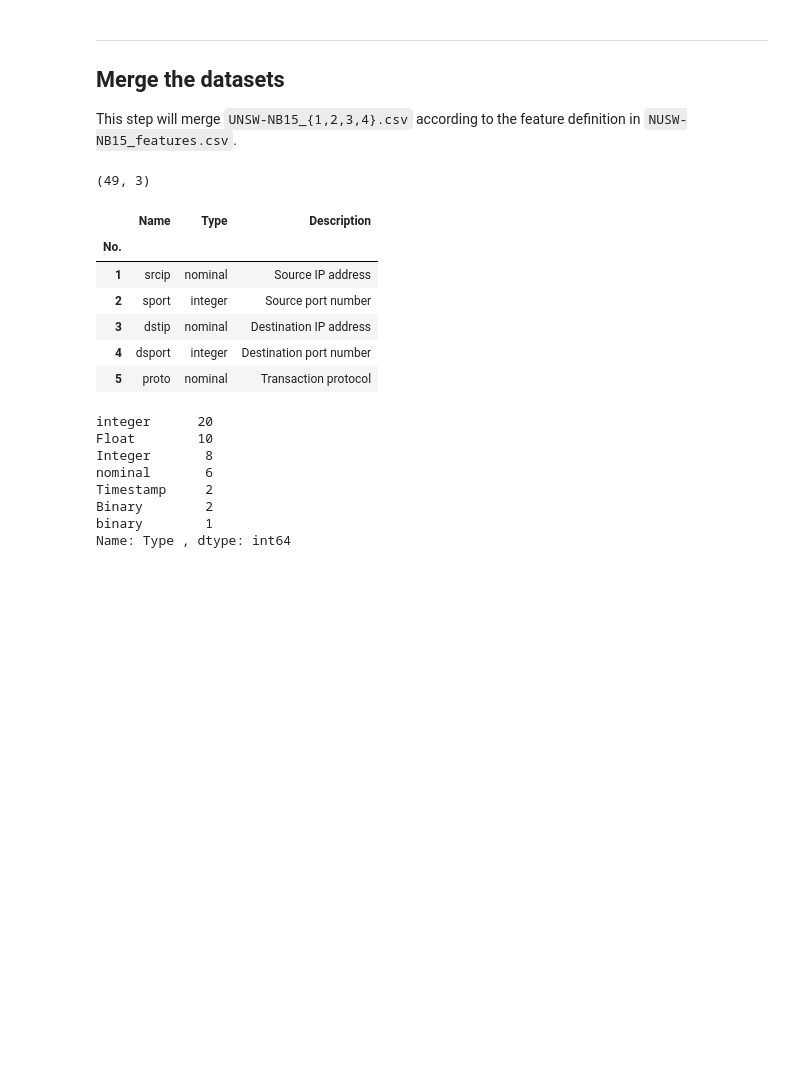
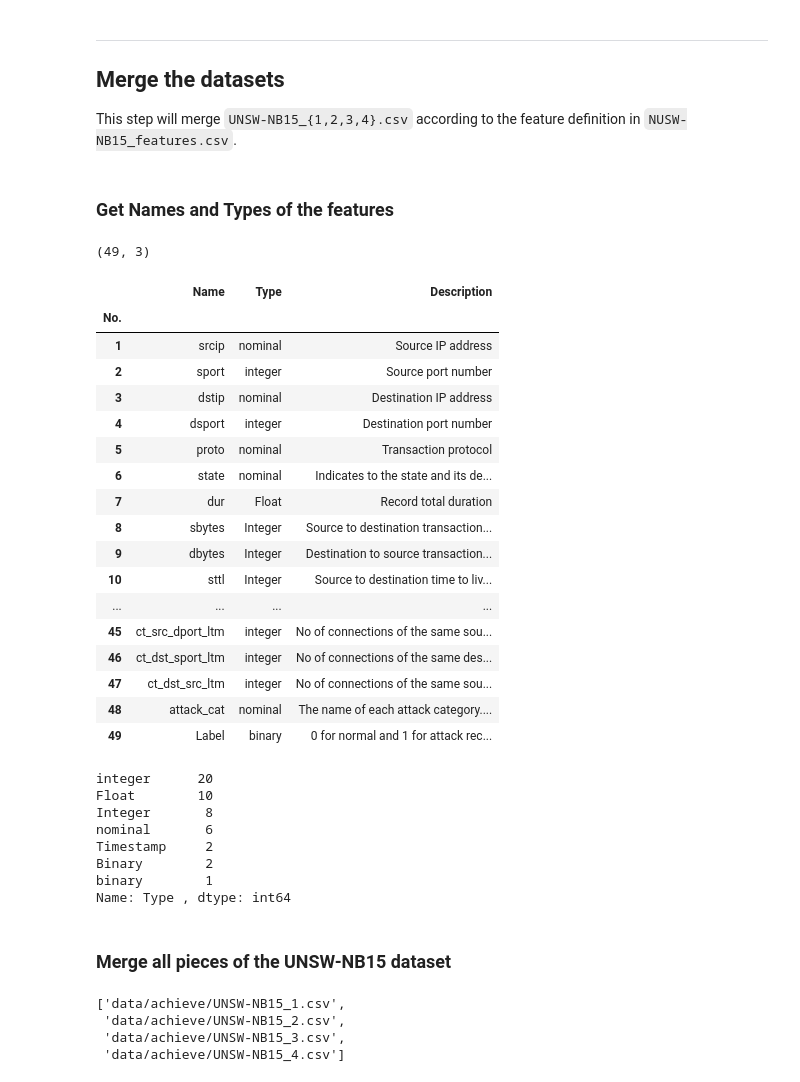
Before and after one commit to LaBaicai02/IDS_project, a Jupyter notebook: MTH-IDS_Adoptation_Using_UNSW-NB15/Prepare_UNSW-NB15_Dataset.ipynb, the cells around one changed output. Cells and saved outputs as stored; diff of their text form; code cells hidden in the pictures; blank space fills up the shorter version.

Commit message:
Add UNSW-NB15 dataset prepare process

```diff
--- a/MTH-IDS_Adoptation_Using_UNSW-NB15/Prepare_UNSW-NB15_Dataset.ipynb
+++ b/MTH-IDS_Adoptation_Using_UNSW-NB15/Prepare_UNSW-NB15_Dataset.ipynb
@@ -36,21 +37,35 @@ Download the dataset from [kaggle page](https://www.kaggle.com/datasets/mrwellsd
 ----
 ## Merge the datasets
 This step will merge `UNSW-NB15_{1,2,3,4}.csv` according to the feature definition in `NUSW-NB15_features.csv`.
+# %% [markdown]
+### Get Names and Types of the features
 # %%
 # Read feature definition in NUSW-NB15_features.csv
 import pandas as pd
 df_features = pd.read_csv('data/achieve/NUSW-NB15_features.csv', encoding='cp1252', index_col=0)
 print(df_features.shape)
-df_features.head()
+# Display
+df_features
 # %% [output]
 (49, 3)
 |  | Name | Type | Description |
 | No. |  |  |  |
 | 1 | srcip | nominal | Source IP address |
 | 2 | sport | integer | Source port number |
 | 3 | dstip | nominal | Destination IP address |
 | 4 | dsport | integer | Destination port number |
 | 5 | proto | nominal | Transaction protocol |
+| 6 | state | nominal | Indicates to the state and its de... |
+| 7 | dur | Float | Record total duration |
+| 8 | sbytes | Integer | Source to destination transaction... |
+| 9 | dbytes | Integer | Destination to source transaction... |
+| 10 | sttl | Integer | Source to destination time to liv... |
+| ... | ... | ... | ... |
+| 45 | ct_src_dport_ltm | integer | No of connections of the same sou... |
+| 46 | ct_dst_sport_ltm | integer | No of connections of the same des... |
+| 47 | ct_dst_src_ltm | integer | No of connections of the same sou... |
+| 48 | attack_cat | nominal | The name of each attack category.... |
+| 49 | Label | binary | 0 for normal and 1 for attack rec... |
 # %%
 df_features.iloc[:, 1].value_counts()
 # %% [output]
@@ -69,0 +95,11 @@ type_dict = {'integer': pd.Int64Dtype, 'float': , }
+# %% [markdown]
+### Merge all pieces of the UNSW-NB15 dataset
+# %%
+# Get all dataset piece paths
+dataset_piece_paths = ['data/achieve/UNSW-NB15_{}.csv'.format(i) for i in range(1, 5)]
+dataset_piece_paths
+# %% [output]
+['data/achieve/UNSW-NB15_1.csv',
+ 'data/achieve/UNSW-NB15_2.csv',
+ 'data/achieve/UNSW-NB15_3.csv',
+ 'data/achieve/UNSW-NB15_4.csv']
```
Also changed, not shown: parts of 15 cells of this notebook.
